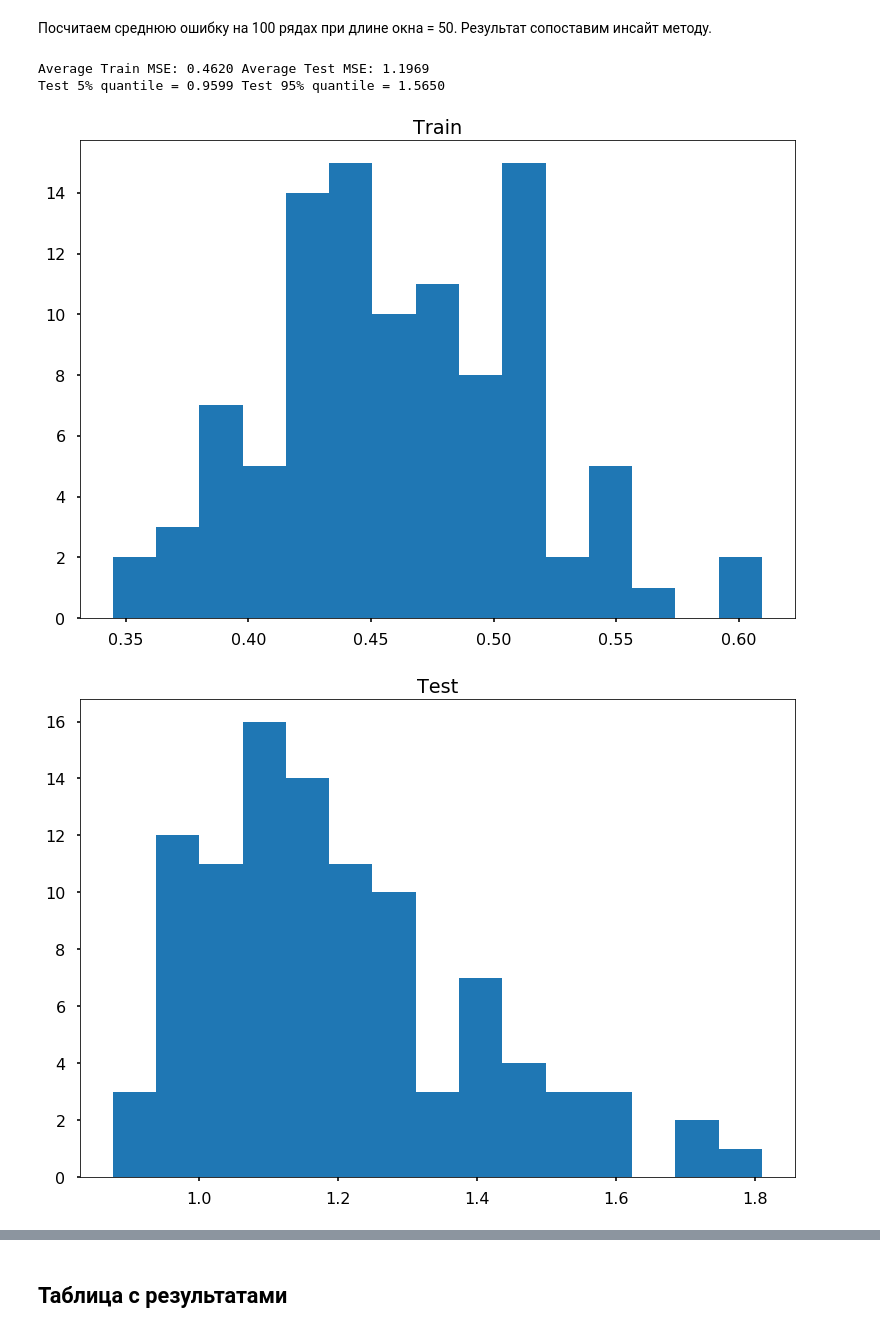
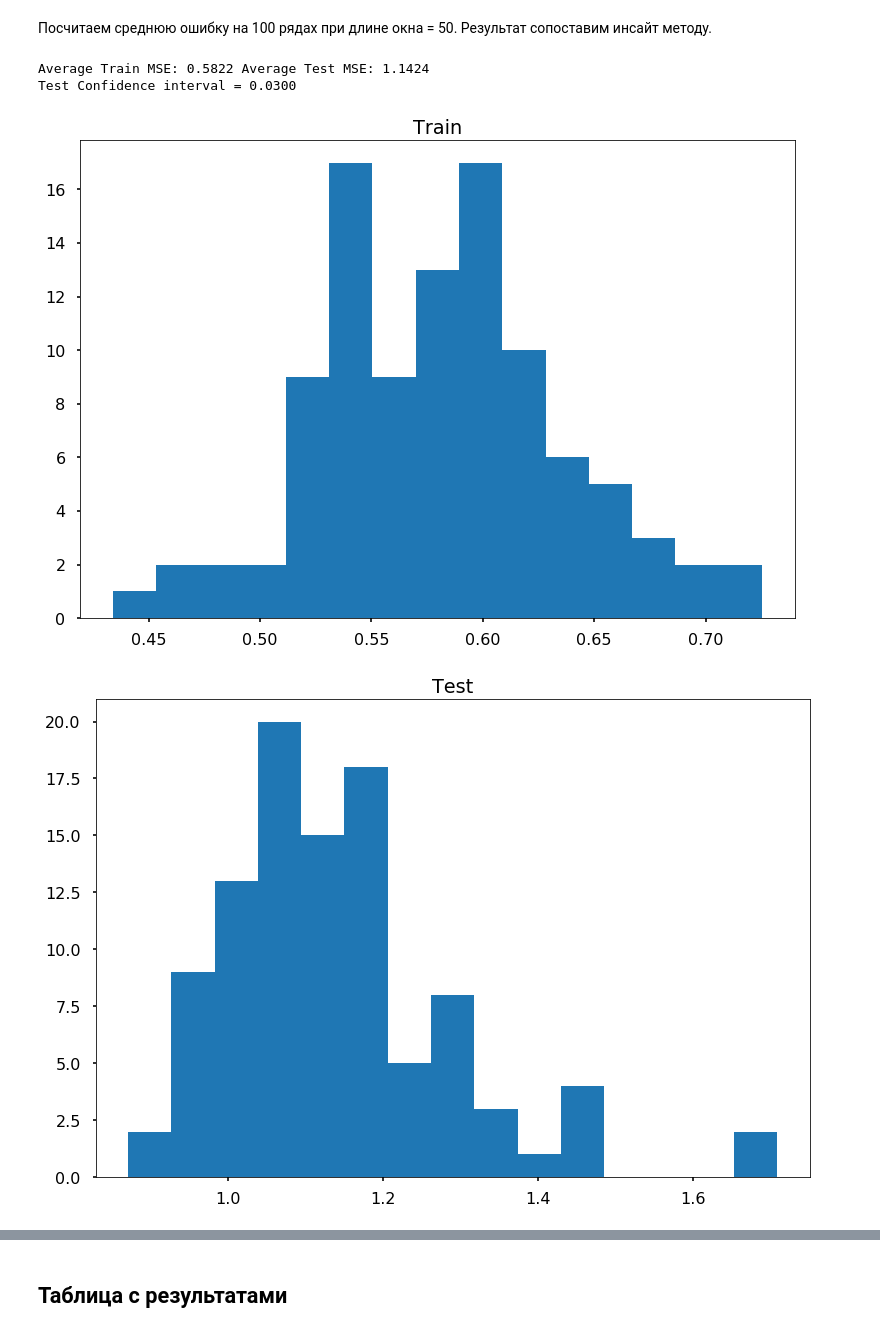
Before and after one commit to DmitrySalnikov/Time-Series, a Jupyter notebook: merzlyakov.ipynb, the cells around one changed output, grey strips where cells are left out. Cells and saved outputs as stored; diff of their text form; code cells hidden in the pictures.

```diff
--- a/merzlyakov.ipynb
+++ b/merzlyakov.ipynb
@@ -489,14 +510,17 @@ for i in range(1,101):
     mse_list.append(mean_squared_error(y_test, insight_prediction))
 
 
-print('Average MSE for 100 series: {:.4f} \n5% quantile = {:.4f} 95% quantile = {:.4f}'.format(np.mean(mse_list),
-                                                                                   np.quantile(mse_list, 0.05),
-                                                                                   np.quantile(mse_list, 0.95)))
+# print('Average MSE for 100 series: {:.4f} \n5% quantile = {:.4f} 95% quantile = {:.4f}'.format(np.mean(mse_list),
+#                                                                                    np.quantile(mse_list, 0.05),
+#                                                                                    np.quantile(mse_list, 0.95)))
+print('Average MSE for 100 series: {:.4f} \nConfidence interval = {:.4f}'.format(np.mean(mse_list),
+                                                                                   2*np.std(mse_list)/10))
 plt.hist(mse_list, bins=15)
 plt.show()
 
 df_results.loc['Linear trend + changes + Brownian','Insight Test'] = round(np.mean(mse_list),4)
-df_results.loc['Linear trend + changes + Brownian','Insight 5% quantile'] = round(np.quantile(mse_list, 0.05),4)
-df_results.loc['Linear trend + changes + Brownian','Insight 95% quantile'] = round(np.quantile(mse_list, 0.95),4)
+df_results.loc['Linear trend + changes + Brownian','Insight Test Confidence interval'] = round(2*np.std(mse_list)/10,4)
+# df_results.loc['Linear trend + changes + Brownian','Insight 5% quantile'] = round(np.quantile(mse_list, 0.05),4)
+# df_results.loc['Linear trend + changes + Brownian','Insight 95% quantile'] = round(np.quantile(mse_list, 0.95),4)
 # %% [output]
 Average MSE for 100 series: 1.0791
@@ -912,8 +944,9 @@ plt.show()
 
 df_results.loc['Linear trend','Random forest Train'] = 0
 df_results.loc['Linear trend','Random forest Test'] = 0
-df_results.loc['Linear trend','Random forest Test 5% quantile'] = 0
-df_results.loc['Linear trend','Random forest Test 95% quantile'] = 0
+
+# df_results.loc['Linear trend','Random forest Test 5% quantile'] = 0
+# df_results.loc['Linear trend','Random forest Test 95% quantile'] = 0
 # %% [output]
 Train MSE: 0.0000 Test MSE: 0.0000
 [figure]
@@ -1430,10 +1481,10 @@ Wall time: 2h 24min 45s
 # %%
 %%time
 mse_train_list, mse_test_list = [], []
-# k = 50
+k = 25
 
 for i in range(1,101):
-    k = k_train_optimals[i-1]
+#     k = k_train_optimals[i-1]
     matrix = trajectory_matrix(np.diff(df_lt_d_wn['series' + str(i)]), 700)
     matrix_non_diff = trajectory_matrix(df_lt_d_wn['series' + str(i)], 700)
 
@@ -1452,42 +1503,47 @@ for i in range(1,101):
                                                                                         )
 
     model_rf = RandomForestRegressor(max_depth = 5, n_estimators = 100)
     model_rf.fit(X_train[:,-k:],y_train.reshape(-1,1))
 
     train_prediction = X_train_no_diff[:,-1:] + model_rf.predict(X_train[:,-k:]).reshape(-1,1)
     test_prediction = X_test_no_diff[:,-1:] + model_rf.predict(X_test[:,-k:]).reshape(-1,1)
 
     mse_train = mean_squared_error(y_train_no_diff, train_prediction)
     mse_test = mean_squared_error(y_test_no_diff, test_prediction)
 
     mse_train_list.append(mse_train)
     mse_test_list.append(mse_test)
 
 
 # print('Average train MSE for 100 series: {:.4f}'.format(np.mean(mse_train_list)))
 # print('Average test MSE for 100 series: {:.4f}'.format(np.mean(mse_test_list)))
 
-print('Average Train MSE: {:.4f} Average Test MSE: {:.4f} \nTest 5% quantile = {:.4f} Test 95% quantile = {:.4f}'.format(
-    np.mean(mse_train_list),
-    np.mean(mse_test_list),
-    np.quantile(mse_test_list, 0.05),
-    np.quantile(mse_test_list, 0.95))
-     )
+# print('Average Train MSE: {:.4f} Average Test MSE: {:.4f} \nTest 5% quantile = {:.4f} Test 95% quantile = {:.4f}'.format(
+#     np.mean(mse_train_list),
+#     np.mean(mse_test_list),
+#     np.quantile(mse_test_list, 0.05),
+#     np.quantile(mse_test_list, 0.95))
+#      )
+
+print('Average Train MSE: {:.4f} Average Test MSE: {:.4f} \nTest Confidence interval = {:.4f}'.format(np.mean(mse_train_list), np.mean(mse_test_list),
+                                                                                   2*np.std(mse_test_list)/10))
+
 
 plt.hist(mse_train_list, bins=15)
 plt.title('Train')
 plt.show()
 
 plt.hist(mse_test_list, bins=15)
 plt.title('Test')
 plt.show()
 
 df_results.loc['Linear trend + changes + Brownian','Random forest Train'] = round(np.mean(mse_train_list),4)
 df_results.loc['Linear trend + changes + Brownian','Random forest Test'] = round(np.mean(mse_test_list),4)
-df_results.loc['Linear trend + changes + Brownian','Random forest Test 5% quantile'] = round(np.quantile(mse_test_list, 0.05),4)
-df_results.loc['Linear trend + changes + Brownian','Random forest Test 95% quantile'] = round(np.quantile(mse_test_list, 0.95),4)
+df_results.loc['Linear trend + changes + Brownian','Random forest Confidence interval'] = round(2*np.std(mse_test_list)/10,4)
+# df_results.loc['Linear trend + changes + Brownian','Random forest Test 5% quantile'] = round(np.quantile(mse_test_list, 0.05),4)
+# df_results.loc['Linear trend + changes + Brownian','Random forest Test 95% quantile'] = round(np.quantile(mse_test_list, 0.95),4)
 # %% [output]
-Average Train MSE: 0.4620 Average Test MSE: 1.1969
-Test 5% quantile = 0.9599 Test 95% quantile = 1.5650
+Average Train MSE: 0.5822 Average Test MSE: 1.1424
+Test Confidence interval = 0.0300
-[figure, old version]
+[figure, new version]
-[figure, old version]
+[figure, new version]
```
Also changed, not shown: parts of 25 cells of this notebook, 1 other file.
